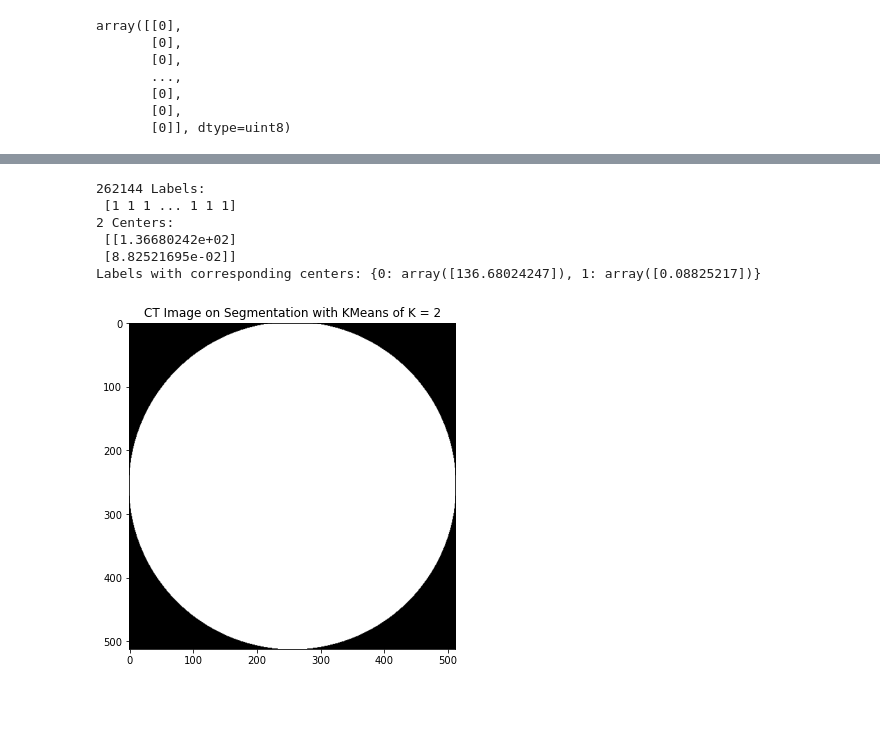
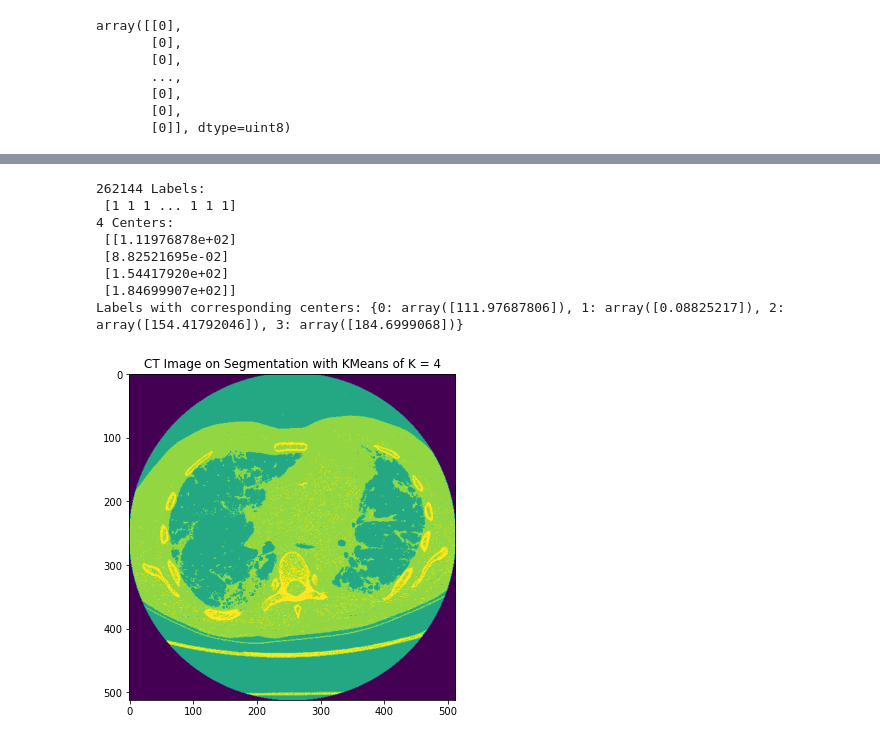
Before and after one commit to anushkahebbar/cardiac-segmentation, a Jupyter notebook: KMeans & Morphology Methods.ipynb, the cells around one changed output, grey strips where cells are left out. Cells and saved outputs as stored; diff of their text form; code cells hidden in the pictures; blank space fills up the shorter version.

```diff
--- a/KMeans & Morphology Methods.ipynb
+++ b/KMeans & Morphology Methods.ipynb
@@ -87,4 +99,6 @@ def applyKMeans(img, n_clust):
     plt.figure(figsize = (12, 6))
 
     plt.title('CT Image on Segmentation with KMeans of K = ' + str(n_clust))
-    plt.imshow(segmented, cmap='gray')
+    plt.imshow(segmented)
+
+    return segmented, labels, centers_map
@@ -91,11 +224,13 @@ def applyKMeans(img, n_clust):
 # %%
-applyKMeans(im, 2)
+applyKMeans(im, 4)
 # %% [output]
 262144 Labels:
  [1 1 1 ... 1 1 1]
-2 Centers:
- [[1.36680242e+02]
- [8.82521695e-02]]
-Labels with corresponding centers: {0: array([136.68024247]), 1: array([0.08825217])}
+4 Centers:
+ [[1.11976878e+02]
+ [8.82521695e-02]
+ [1.54417920e+02]
+ [1.84699907e+02]]
+Labels with corresponding centers: {0: array([111.97687806]), 1: array([0.08825217]), 2: array([154.41792046]), 3: array([184.6999068])}
-[figure, old version]
+[figure, new version]
 # %%
```
Also changed, not shown: parts of 10 cells of this notebook.
